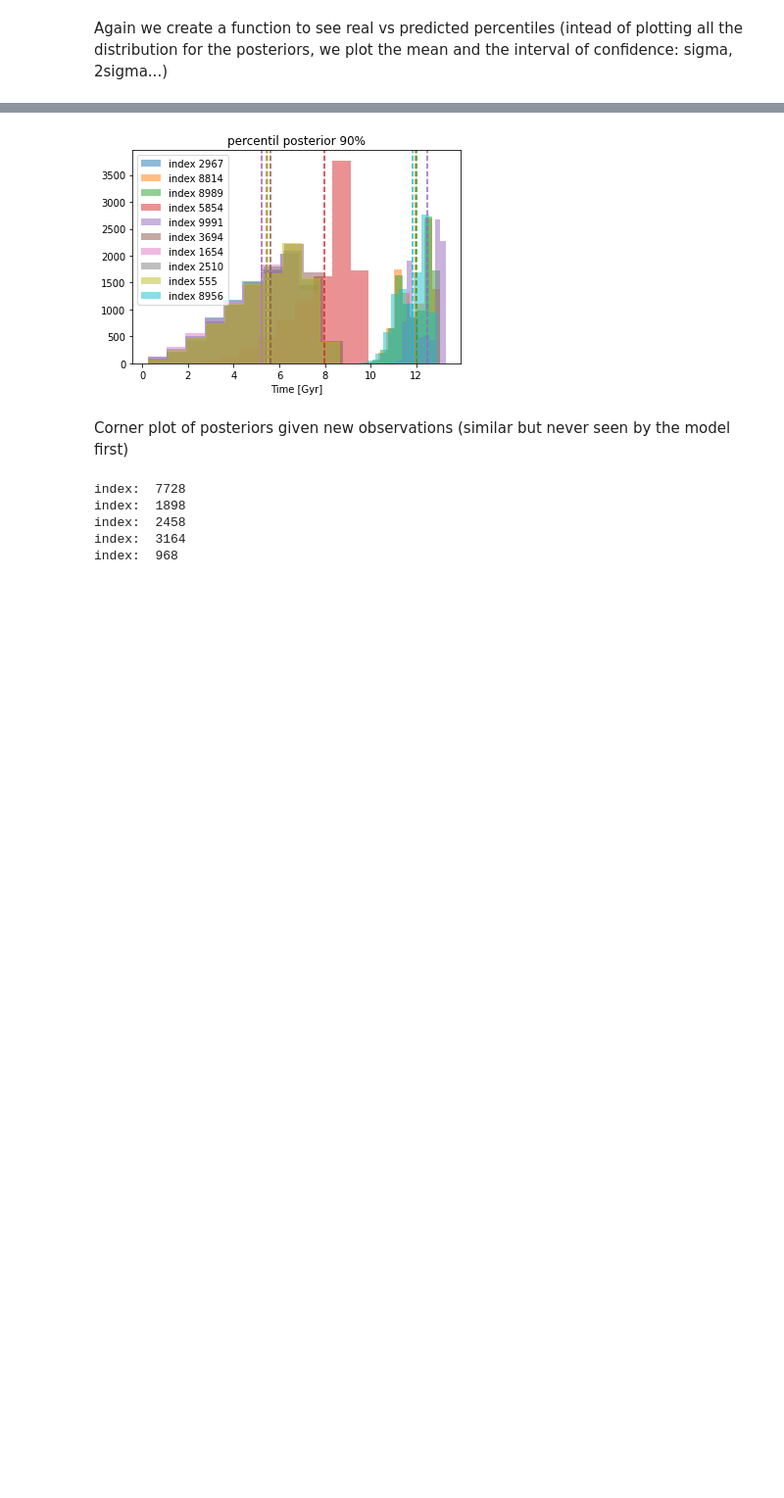
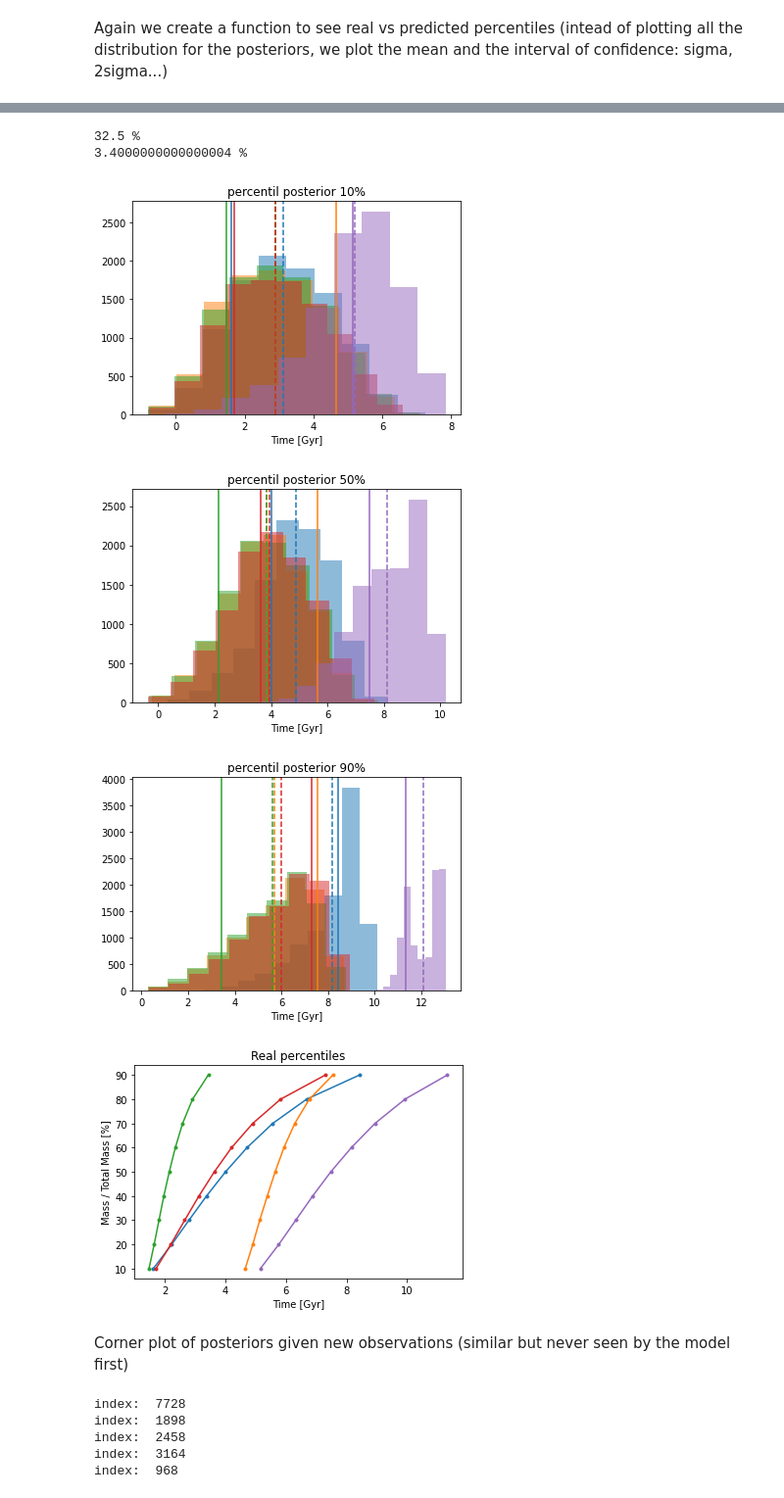
Before and after one commit to patriglesias/SBI_SFHs, a Jupyter notebook: SNPE/simple_posterior_estimation.ipynb, the cells around one changed output, grey strips where cells are left out. Shown at 98% size. Cells and saved outputs as stored; diff of their text form; code cells hidden in the pictures; blank space fills up the shorter version.

```diff
--- a/SNPE/simple_posterior_estimation.ipynb
+++ b/SNPE/simple_posterior_estimation.ipynb
@@ -285,7 +296,7 @@ Again we create a function to see real vs predicted percentiles (intead of plott
 # %%
 
 
-def plot_percentile_distribution(i,index_list=np.random.randint(9000,10000,10),mean=False):
+def plot_percentile_distribution(i,index_list=np.random.randint(9000,10000,5),mean=False,real_plot=False):
 
     if i==None:
         for k,j in enumerate(index_list):
@@ -308,25 +319,36 @@ def plot_percentile_distribution(i,index_list=np.random.randint(9000,10000,10),m
 
     else:
          for k,j in enumerate(index_list):
-            Xobs=latents[index_sh[j],:]
-            posterior_samples= np.array(qphi.sample((10000,),
-                                                x=torch.as_tensor(np.array([Xobs]).astype(np.float32)).to('cpu'),
-                                                    show_progress_bars=False).detach().to('cpu'))
+                #if index_sh[j]>5000:
+                Xobs=latents[index_sh[j],:]
+                posterior_samples= np.array(qphi.sample((10000,),
+                                                    x=torch.as_tensor(np.array([Xobs]).astype(np.float32)).to('cpu'),
+                                                        show_progress_bars=False).detach().to('cpu'))
 
-            plt.hist(posterior_samples[:,i-1],alpha=0.5,color='C'+str(k),label='index '+str(index_sh[j]))
-            if mean:
-                plt.axvline(np.mean(posterior_samples[:,i-1]),ls='--',color='C'+str(k))
+                plt.hist(posterior_samples[:,i-1],alpha=0.5,color='C'+str(k),label='index '+str(index_sh[j]))
 
+                if mean:
+                    plt.axvline(np.mean(posterior_samples[:,i-1]),ls='--',color='C'+str(k))
+                    plt.axvline(percentiles[index_sh[j],i-1],ls='-',color='C'+str(k))
          plt.title('percentil posterior ' +str(i*10)+'%')
-         plt.legend()
+         #plt.legend()
          plt.xlabel('Time [Gyr]')
          plt.show()
+
+         if real_plot:
+            for k,j in enumerate(index_list):
+                #if index_sh[j]>5000:
+                plt.plot(percentiles[index_sh[j],:],np.arange(10,100,10),'.-',color='C'+str(k),label='index '+str(index_sh[j]))
+            plt.title('Real percentiles')
+            plt.xlabel('Time [Gyr]')
+            plt.ylabel('Mass / Total Mass [%]')
+            #plt.legend()
+            plt.show()
 
 
 
 #plot_percentile_distribution(1,mean=True)
 #plot_percentile_distribution(5,mean=True)
-#plot_percentile_distribution(9,mean=True)
-
+#plot_percentile_distribution(9,mean=True,real_plot=True)
 plot_percentile_distribution(None)
 # %% [output]
@@ -343,7 +413,34 @@ plot_percentile_distribution(None)
+# %%
+#the same but averaged between all percentiles
+
+#sigma
+indexes=[]
+for k,j in enumerate(index_list):
+        if np.mean(stds[k,:])<np.mean(np.abs(means[k,:]-percentiles[index_sh[j],:])):
+            indexes.append(j)
+
+print(len(indexes)/n_evaluations * 100, '%')
+
+#2sigma
+indexes=[]
+for k,j in enumerate(index_list):
+        if 2*np.mean(stds[k,:])<np.mean(np.abs(means[k,:]-percentiles[index_sh[j],:])):
+            indexes.append(j)
+
+print(len(indexes)/n_evaluations * 100, '%')
+# %% [output]
+32.5 %
+3.4000000000000004 %
 # %%
-plot_percentile_distribution(9,mean=True,real_plot=True)
+index_list=np.random.randint(9000,10000,5)
+plot_percentile_distribution(1,index_list,mean=True)
+plot_percentile_distribution(5,index_list,mean=True)
+plot_percentile_distribution(9,index_list,mean=True,real_plot=True)
 # %% [output]
-[figure, old version]
+[figure, new version]
+[figure, added]
+[figure, added]
+[figure, added]
 # %% [markdown]
 Corner plot of posteriors given new observations (similar but never seen by the model first)
 # %%
```
Also changed, not shown: parts of 19 cells of this notebook, 14 other files.
